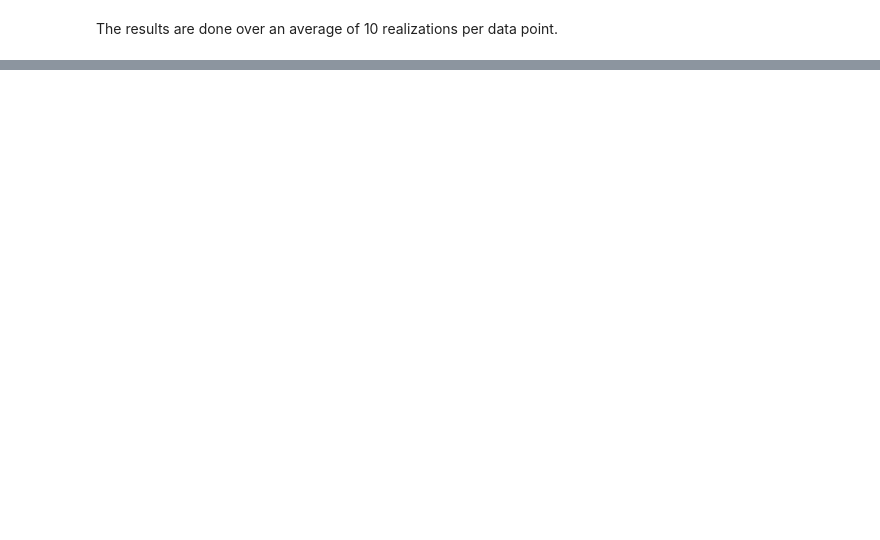
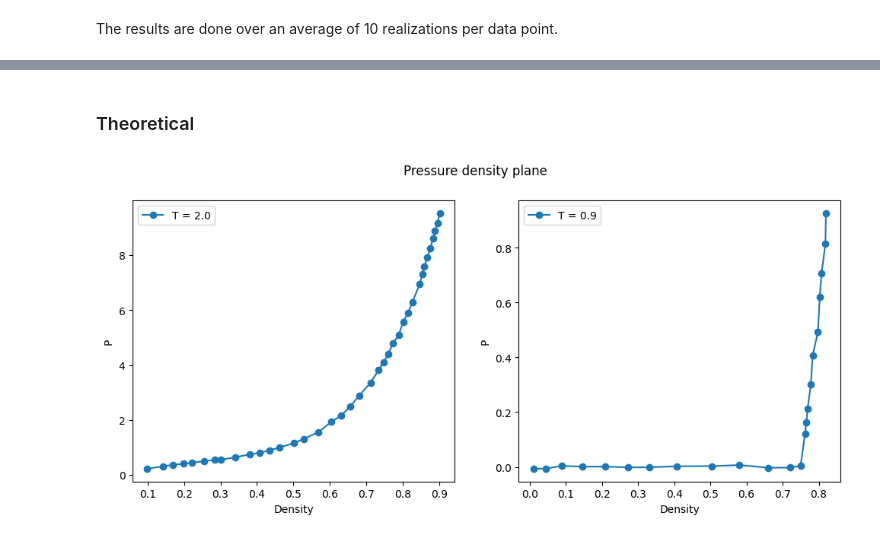
Before and after one commit to ivergro/Soft-Matter-Physics, a Jupyter notebook: Exercise_9_MC/results.ipynb, the cells around one changed output, grey strips where cells are left out. Cells and saved outputs as stored; diff of their text form; code cells hidden in the pictures; blank space fills up the shorter version.

```diff
--- a/Exercise_9_MC/results.ipynb
+++ b/Exercise_9_MC/results.ipynb
@@ -169,0 +304,39 @@ There is also a trend that an increase in $d_{max}$ leads to a decrease in accep
+# %% [markdown]
+### Theoretical
+# %%
+def plot_theoretical():
+    file_T2 = open("LJ_T2.dat", "r")
+    file_T09 = open("LJ_T09.txt", "r")
+    #T = 2.0
+    lines_T2 = file_T2.readlines()
+    densities_T2 = []
+    P_T2 = []
+    for line in lines_T2:
+        if line != "\n":
+            density, P = line.split(" ")
+            densities_T2.append(float(density))
+            P_T2.append(float(P))
+
+    #T = 0.9
+    lines_T09 = file_T09.readlines()
+    densities_T09 = []
+    P_T09 = []
+    for line in lines_T09:
+        if line != "\n":
+            density, P = line.split(" ")
+            densities_T09.append(float(density))
+            P_T09.append(float(P))
+
+    fig, axes = plt.subplots(1,2)
+    axes[0].plot(densities_T2, P_T2, "-o", label="T = 2.0")
+    axes[1].plot(densities_T09, P_T09, "-o", label="T = 0.9")
+    for ax in axes:
+        ax.set_xlabel("Density")
+        ax.set_ylabel("P")
+        ax.legend()
+    fig.set_figwidth(12)
+    fig.suptitle("Pressure density plane")
+
+plot_theoretical()
+# %% [output]
+[figure, added]
```
Also changed, not shown: parts of 16 cells of this notebook.
